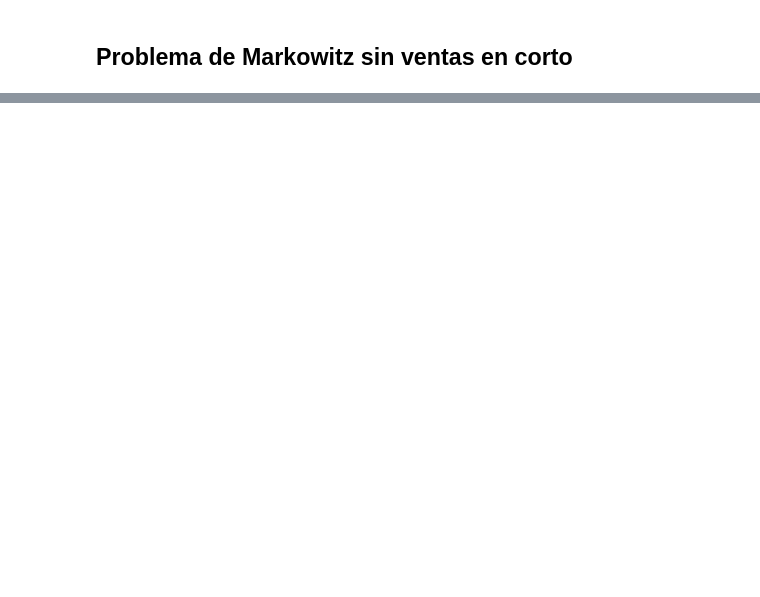
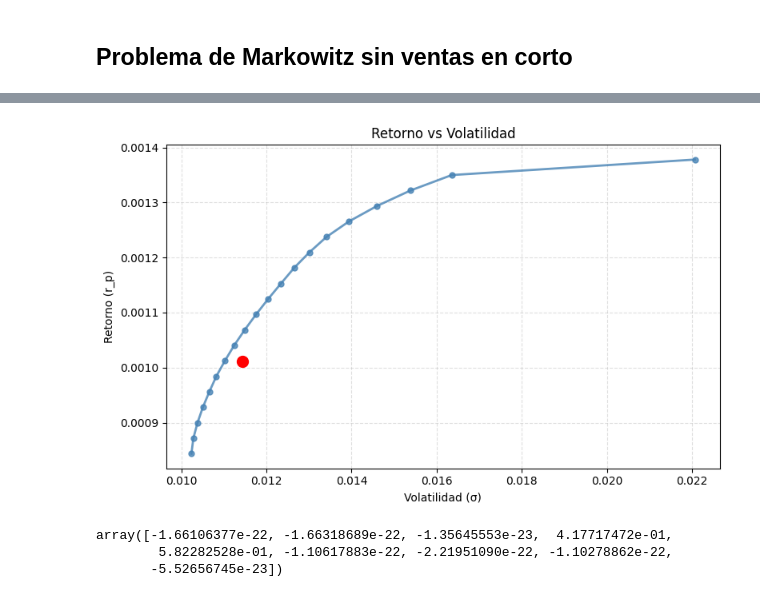
Before and after one commit to jaayg23/grade_CS, a Jupyter notebook: portfolio_m.ipynb, the cells around one changed output, grey strips where cells are left out. Saved outputs shown, nothing was run; the diff lists cells and outputs as text; code cells hidden in the pictures; blank space fills up the shorter version.

```diff
--- a/portfolio_m.ipynb
+++ b/portfolio_m.ipynb
@@ -388,0 +523,21 @@ returns, vols, weights = efficient_frontier(r_m, cov)
+# %%
+w_UE_rm = retorno_esperado_portafolio(stock_returns, w_UE)
+w_UE_vol = np.sqrt(obtener_varianza_portafolio(w_UE, cov))
+# %%
+from turtle import color
+
+
+fig, ax = plt.subplots(figsize=(8, 5))
+
+ax.plot(vols, returns, 'o-', color='steelblue', linewidth=2, markersize=5, alpha=0.8)
+ax.scatter(w_UE_vol, w_UE_rm, color='red', s=100, zorder=5, label='Portafolio óptimo UE')
+
+ax.set_xlabel("Volatilidad (σ)")
+ax.set_ylabel("Retorno (r_p)")
+ax.set_title("Retorno vs Volatilidad")
+ax.grid(True, linestyle='--', alpha=0.4)
+
+plt.tight_layout()
+plt.show()
+# %% [output]
+[figure, added]
@@ -388,0 +563,7 @@ returns, vols, weights = efficient_frontier(r_m, cov)
+# %%
+w_UE = max_utility_portfolio(r_m, cov,2)
+w_UE
+# %% [output]
+array([-1.66106377e-22, -1.66318689e-22, -1.35645553e-23,  4.17717472e-01,
+        5.82282528e-01, -1.10617883e-22, -2.21951090e-22, -1.10278862e-22,
+       -5.52656745e-23])
```
Also changed, not shown: parts of 23 cells of this notebook, 3 other files.
